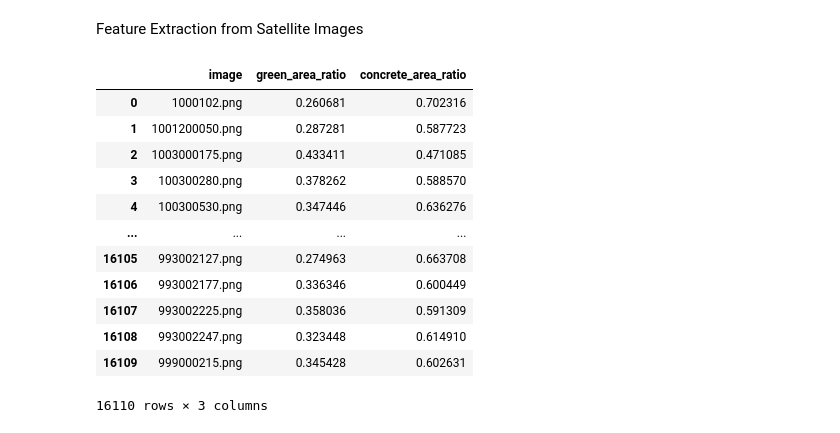
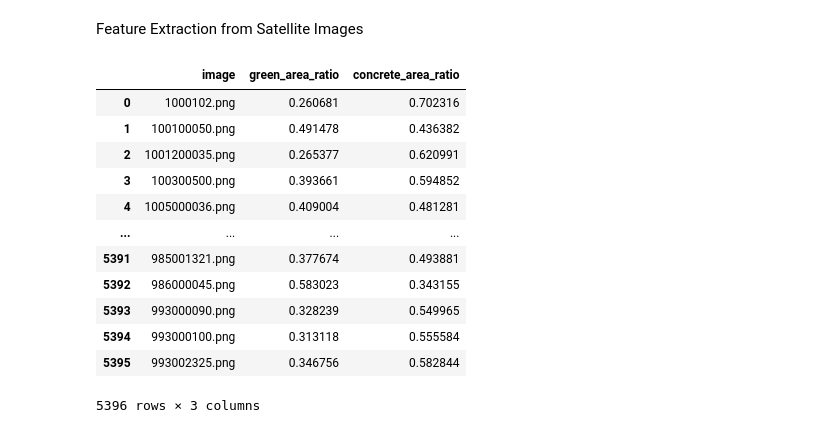
Before and after one commit to FlyingDragon112/Real-Estate-CNN, a Jupyter notebook: preprocessing.ipynb, the cells around one changed output. Drawn from its saved outputs; the diff is of its cells as text; code cells hidden in the pictures.

```diff
--- a/preprocessing.ipynb
+++ b/preprocessing.ipynb
@@ -135,7 +135,7 @@ import numpy as np
 import os
 import pandas as pd
 
-image_folder = "images"
+image_folder = "test_images"
 image_features = []
 
 def extract_green_concrete_areas(image_path):
@@ -143,42 +143,42 @@ def extract_green_concrete_areas(image_path):
     img_rgb = cv2.cvtColor(img, cv2.COLOR_BGR2RGB)
     img_hsv = cv2.cvtColor(img, cv2.COLOR_BGR2HSV)
 
     lower_green = np.array([35, 40, 40])
     upper_green = np.array([85, 255, 255])
     green_mask = cv2.inRange(img_hsv, lower_green, upper_green)
     green_area = np.sum(green_mask > 0) / (img.shape[0] * img.shape[1])
 
     lower_concrete = np.array([0, 0, 60])
     upper_concrete = np.array([180, 50, 200])
     concrete_mask = cv2.inRange(img_hsv, lower_concrete, upper_concrete)
     concrete_area = np.sum(concrete_mask > 0) / (img.shape[0] * img.shape[1])
 
     return green_area, concrete_area
 
 for fname in os.listdir(image_folder):
     if fname.lower().endswith(('.png', '.jpg', '.jpeg')):
         path = os.path.join(image_folder, fname)
         green, concrete = extract_green_concrete_areas(path)
         image_features.append({
             "image": fname,
             "green_area_ratio": green,
             "concrete_area_ratio": concrete
         })
 
 features_df = pd.DataFrame(image_features)
 display(features_df)
 # %% [output]
 |  | image | green_area_ratio | concrete_area_ratio |
 | 0 | 1000102.png | 0.260681 | 0.702316 |
-| 1 | 1001200050.png | 0.287281 | 0.587723 |
-| 2 | 1003000175.png | 0.433411 | 0.471085 |
-| 3 | 100300280.png | 0.378262 | 0.588570 |
-| 4 | 100300530.png | 0.347446 | 0.636276 |
+| 1 | 100100050.png | 0.491478 | 0.436382 |
+| 2 | 1001200035.png | 0.265377 | 0.620991 |
+| 3 | 100300500.png | 0.393661 | 0.594852 |
+| 4 | 1005000036.png | 0.409004 | 0.481281 |
 | ... | ... | ... | ... |
-| 16105 | 993002127.png | 0.274963 | 0.663708 |
-| 16106 | 993002177.png | 0.336346 | 0.600449 |
-| 16107 | 993002225.png | 0.358036 | 0.591309 |
-| 16108 | 993002247.png | 0.323448 | 0.614910 |
-| 16109 | 999000215.png | 0.345428 | 0.602631 |
+| 5391 | 985001321.png | 0.377674 | 0.493881 |
+| 5392 | 986000045.png | 0.583023 | 0.343155 |
+| 5393 | 993000090.png | 0.328239 | 0.549965 |
+| 5394 | 993000100.png | 0.313118 | 0.555584 |
+| 5395 | 993002325.png | 0.346756 | 0.582844 |
-16110 rows × 3 columns
+5396 rows × 3 columns
 # %%
```
Also changed, not shown: parts of 2 cells of this notebook, 2 other files.
